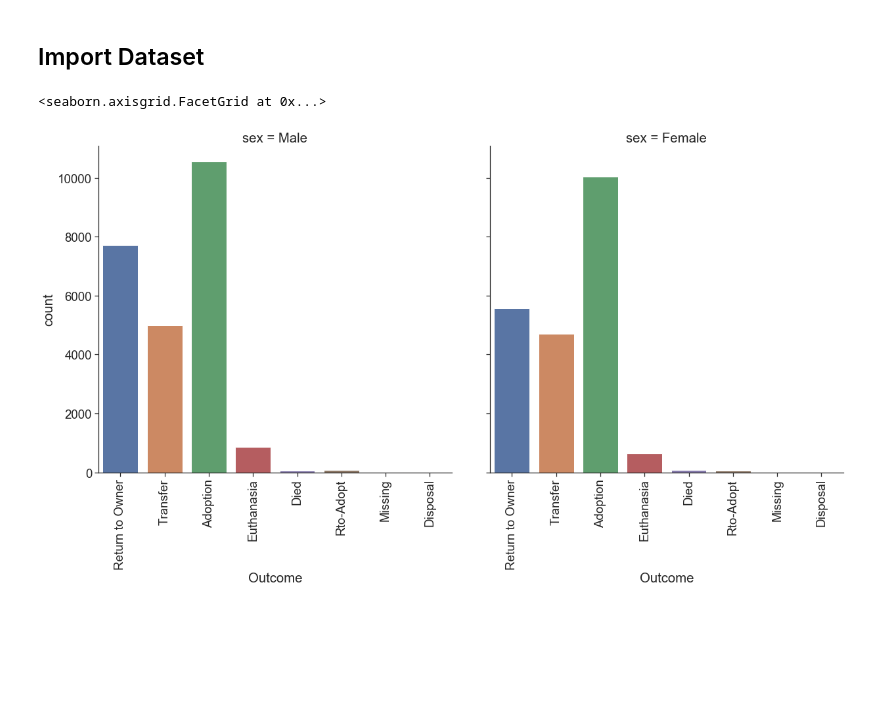
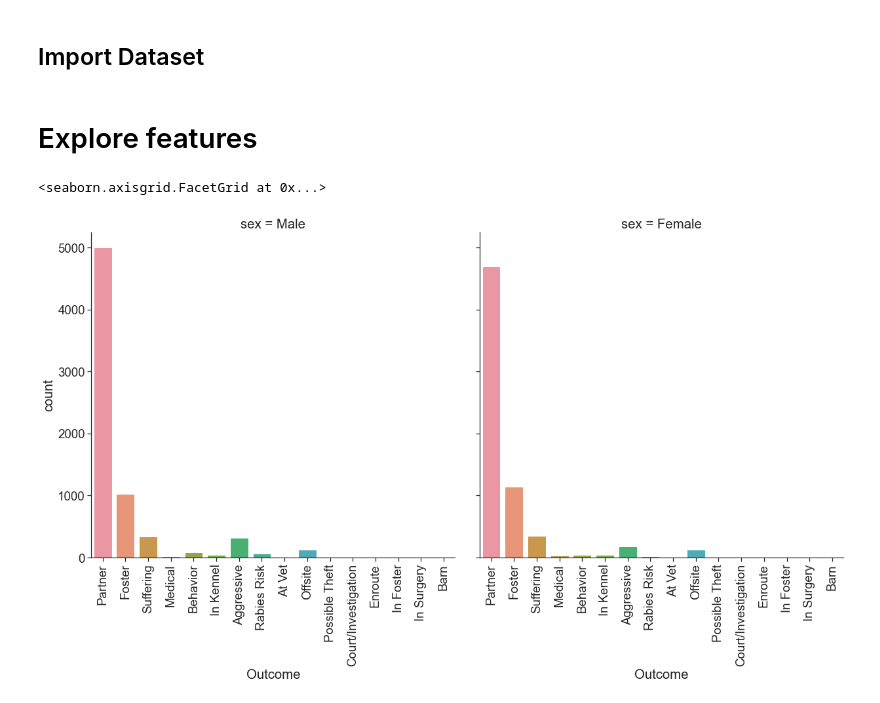
Before and after one commit to mmanning88/adoption_outcome_product, a Jupyter notebook: data_model/Exploratory_Modeling.ipynb, the cells around one changed output. Saved outputs shown, nothing was run; the diff lists cells and outputs as text; code cells hidden in the pictures; blank space fills up the shorter version.

```diff
--- a/data_model/Exploratory_Modeling.ipynb
+++ b/data_model/Exploratory_Modeling.ipynb
@@ -18,12 +19,14 @@ dataset = pd.read_csv('Data/dogs_intakes_outcomes_clean.csv')
 # %%
 sns.set(font_scale=1.7)
 sns.set_style("ticks")
+# %% [markdown]
+# Explore features
 # %%
-g = sns.factorplot(x='outcome_type', col='sex',
+g = sns.factorplot(x='outcome_subtype', col='sex',
                col_wrap=3, data=dataset, kind='count', size=8.5)
 
 g.set_xticklabels(rotation=90)
 g.set_xlabels('Outcome')
 # %% [output]
 <seaborn.axisgrid.FacetGrid at 0x...>
-[figure, old version]
+[figure, new version]
```
Also changed, not shown: parts of 14 cells of this notebook, 2 other files.
